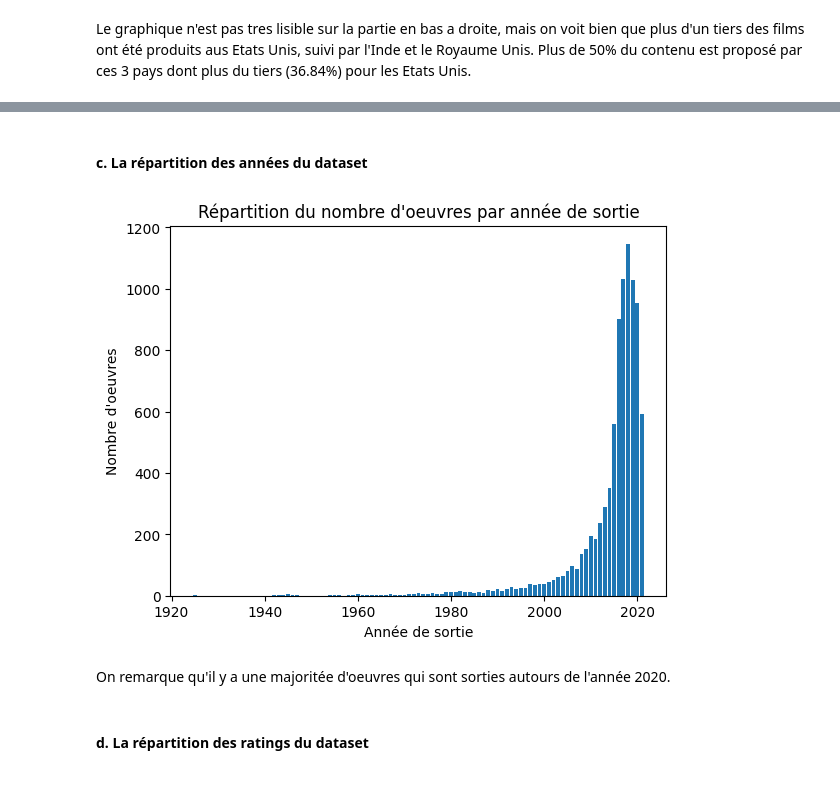
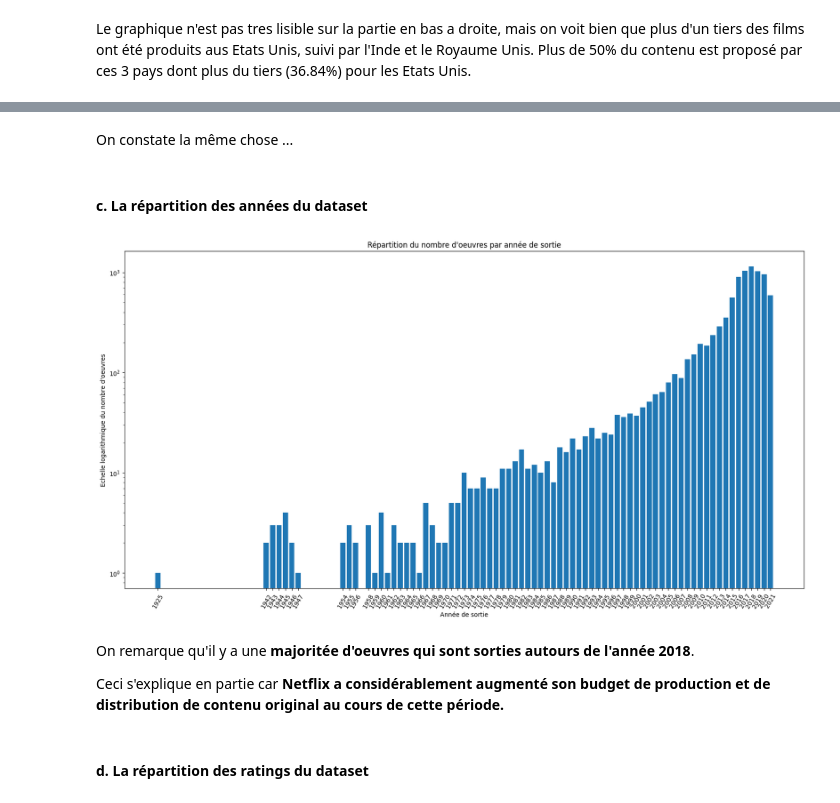
Before and after one commit to leo-carrey/Netflix-Insights, a Jupyter notebook: Netflix Data Analysis.ipynb, the cells around one changed output, grey strips where cells are left out. Saved outputs shown, nothing was run; the diff lists cells and outputs as text; code cells hidden in the pictures.

```diff
--- a/Netflix Data Analysis.ipynb
+++ b/Netflix Data Analysis.ipynb
@@ -663,19 +672,27 @@ Le graphique n'est pas tres lisible sur la partie en bas a droite, mais on voit
+# %% [markdown]
+On constate la même chose ...
 # %% [markdown]
 #### c. La répartition des années du dataset
 # %%
 # On récupère les années de sortie
 release_year_counts = df["release_year"].value_counts()
 
 # On affiche
+plt.figure(figsize=(20, 10))
+plt.yscale("log")  # Echelle logarithmique (pour la lisibilité)
 plt.bar(release_year_counts.index, release_year_counts)
 plt.xlabel("Année de sortie")
-plt.ylabel("Nombre d'oeuvres")
+plt.ylabel("Echelle logarithmique du nombre d'oeuvres")
 plt.title("Répartition du nombre d'oeuvres par année de sortie")
+plt.xticks(release_year_counts.index, rotation=60)
+
 plt.show()
 # %% [output]
-[figure, old version]
+[figure, new version]
 # %% [markdown]
-On remarque qu'il y a une majoritée d'oeuvres qui sont sorties autours de l'année 2020.
+On remarque qu'il y a une **majoritée d'oeuvres qui sont sorties autours de l'année 2018**.
+
+Ceci s'explique en partie car **Netflix a considérablement augmenté son budget de production et de distribution de contenu original au cours de cette période.**
 # %% [markdown]
 #### d. La répartition des ratings du dataset
 # %%
```
Also changed, not shown: parts of 26 cells of this notebook.
